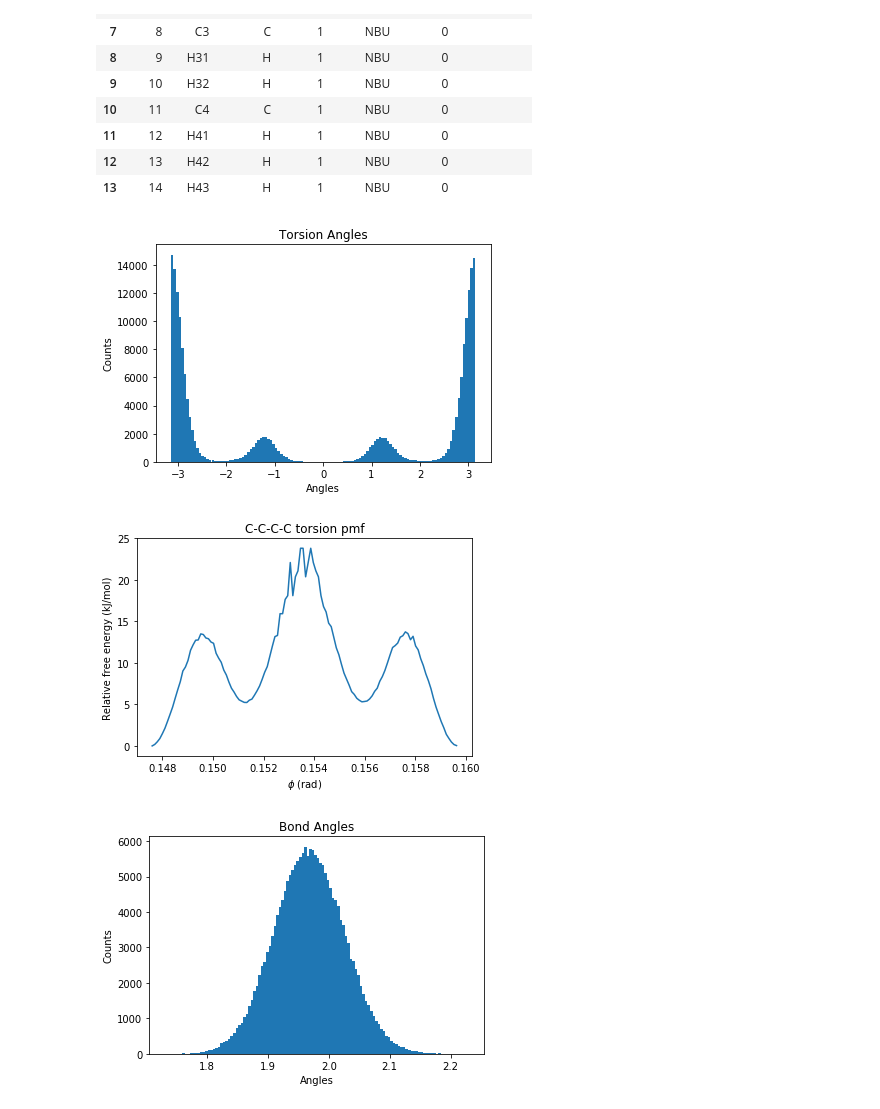
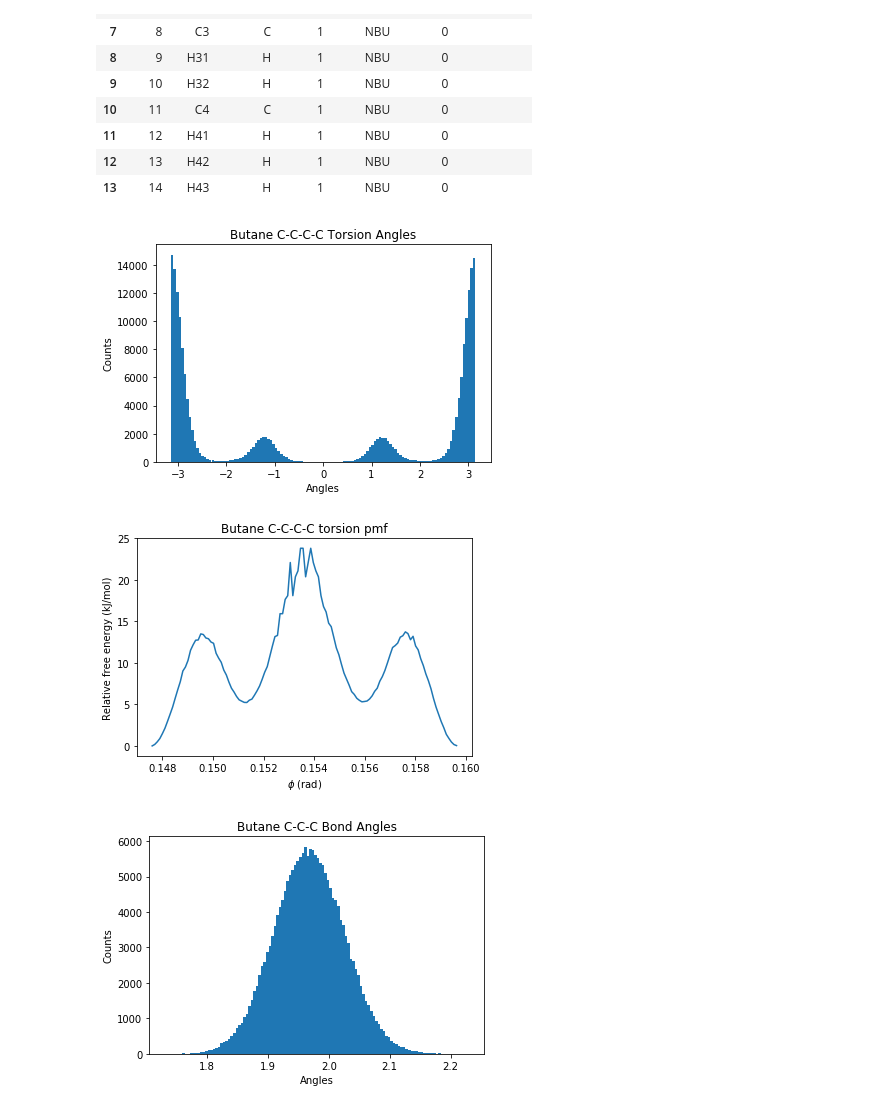
Before and after one commit to albscs/CHEM96.6-101.6-real, a Jupyter notebook: mm-tools/data/MM-Tools-Simulation-Analysis.ipynb, the cells around one changed output. Saved outputs shown, nothing was run; the diff lists cells and outputs as text; code cells hidden in the pictures.

```diff
--- a/mm-tools/data/MM-Tools-Simulation-Analysis.ipynb
+++ b/mm-tools/data/MM-Tools-Simulation-Analysis.ipynb
@@ -126,14 +126,14 @@ atoms
 # %%
 verticies = [10, 7, 4, 0]
 bond_torsions = md.compute_dihedrals(traj, [verticies])
 
 angle_sums, binsides, otherthings = plt.hist(bond_torsions, bins=120)
-plt.title('Torsion Angles')
+plt.title('Butane C-C-C-C Torsion Angles')
 plt.xlabel('Angles')
 plt.ylabel('Counts')
 plt.show()
 # %% [output]
-[figure, old version]
+[figure, new version]
 # %%
 # they forgot to import this in the tutorial, so I added it.
 import numpy as np
@@ -147,23 +147,23 @@ pmf = pmf - np.min(pmf) # subtract off minimum value so that energies start from
 bincenters = (binedges[1:] + binedges[:-1])/2 # compute centers of histogram bins
 
 plt.plot(bincenters, pmf)
-plt.title('C-C-C-C torsion pmf')
+plt.title('Butane C-C-C-C torsion pmf')
 plt.xlabel(r'$\phi$ (rad)')
 plt.ylabel('Relative free energy (kJ/mol)')
 plt.show()
 # %% [output]
-[figure, old version]
+[figure, new version]
 # %%
 verticies = [10, 7, 4]
 bond_angles = md.compute_angles(traj, [verticies])
 
 angle_sums, binsides, otherthings = plt.hist(bond_angles, bins=120)
-plt.title('Bond Angles')
+plt.title('Butane C-C-C Bond Angles')
 plt.xlabel('Angles')
 plt.ylabel('Counts')
 plt.show()
 # %% [output]
-[figure, old version]
+[figure, new version]
 # %%
 # they forgot to import this in the tutorial, so I added it.
 import numpy as np
```
Also changed, not shown: parts of 9 cells of this notebook.
